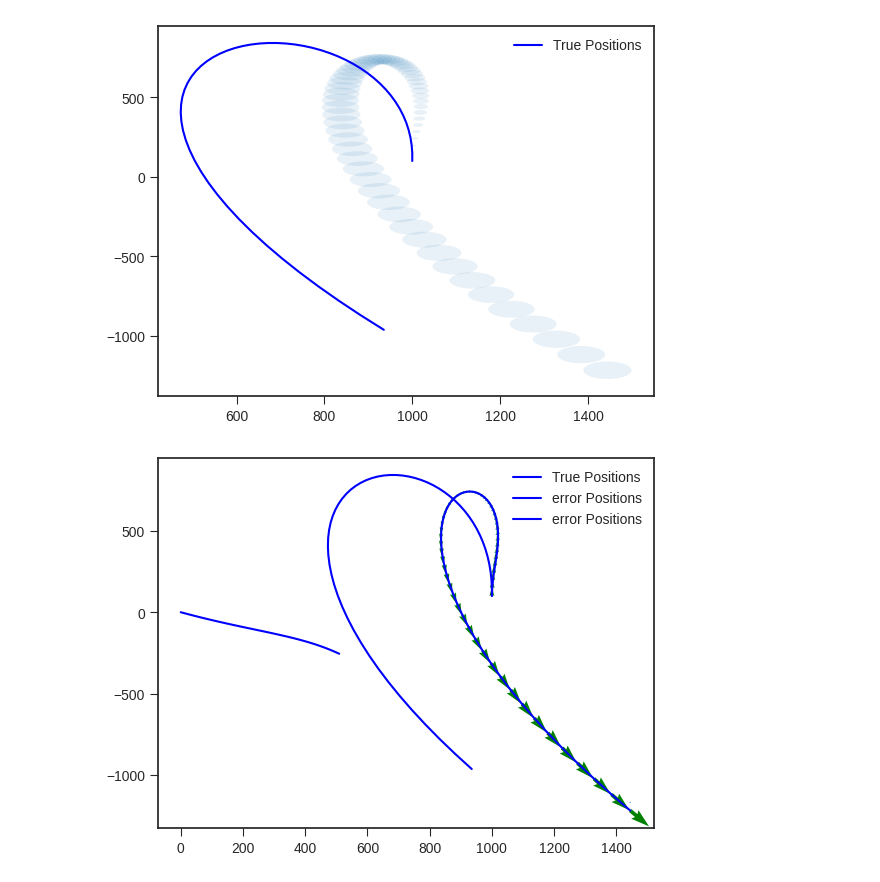
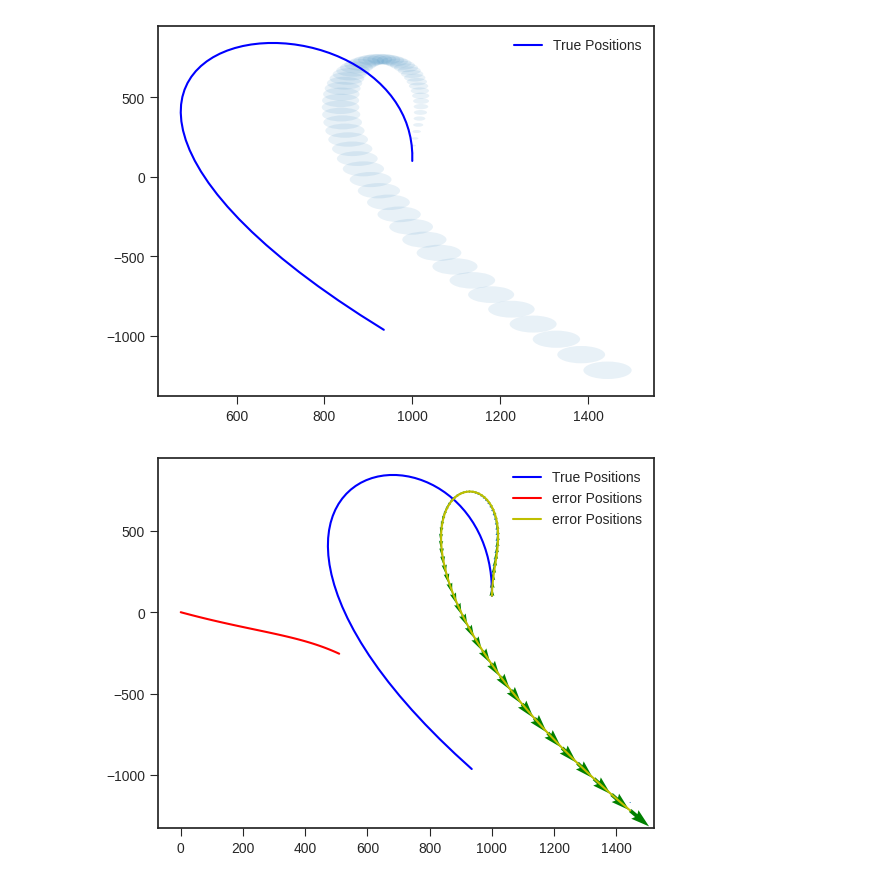
Before and after one commit to pareshrchaudhary/colab, a Jupyter notebook: homework/hw_04.ipynb, the cells around one changed output. Cells and saved outputs as stored; diff of their text form; code cells hidden in the pictures.

```diff
--- a/homework/hw_04.ipynb
+++ b/homework/hw_04.ipynb
@@ -663,33 +663,33 @@ for i in range(1):
     covariance_values = P[:, :2,:2] # Extracting the top-right 2x2 submatrix of each 2D covariance matrix in P
     mean_vel = Xhat[:, 2:]
     covariance_vel = P[:, 2:, 2:]  # Extracting the bottom-right 2x2 submatrix of each 2D covariance matrix in P
 
     error = Xhat[:,:] - X1[:,:]
     # Scatter plot the estimated trajectory
     #plt.scatter(Y1[:, 0], Y1[:, 1], label='Velocity Measurements', color='r', s=10)
     plt.plot(X1[:, 0], X1[:, 1], label='True Positions', color='b')
-    plt.plot(error[:, 0], error[:, 1], label='error Positions', color='b')
-    plt.plot(Xhat[:, 0], Xhat[:, 1], label='error Positions', color='b')
+    plt.plot(error[:, 0], error[:, 1], label='error Positions', color='r')
+    plt.plot(Xhat[:, 0], Xhat[:, 1], label='error Positions', color='y')
 
     plt.quiver(Xhat[:,0], Xhat[:,1], Xhat[:,2], Xhat[:,3], angles='xy', scale_units='xy', scale=1, color='g')
 
     # Plot velocity vectors and error ellipses
     for i in range(len(mean_values)):
         mean_pos = mean_values[i-1, :]  # Previous position as the starting point of the velocity vector
         mean_vel_1 = mean_vel[i, :]  # Current velocity estimate as the vector
         covariance_vel_1 = covariance_vel[i, :, :]  # Covariance matrix of the velocity estimate
 
         # Create error ellipse patch for velocity
         ellipse_patch = create_95_ellipse_patch(mean_pos + mean_vel_1*dt, covariance_vel_1)
         #Add the ellipse patch to the plot
         ax.add_patch(ellipse_patch)
 
     plt.legend(fontsize=2)
     # Set aspect ratio and limits of the plot
     ax.set_aspect('auto', 'box')
 
     # Show legend and plot
     plt.legend()
     plt.show()
 # %% [output]
-[figure, old version]
+[figure, new version]
```
